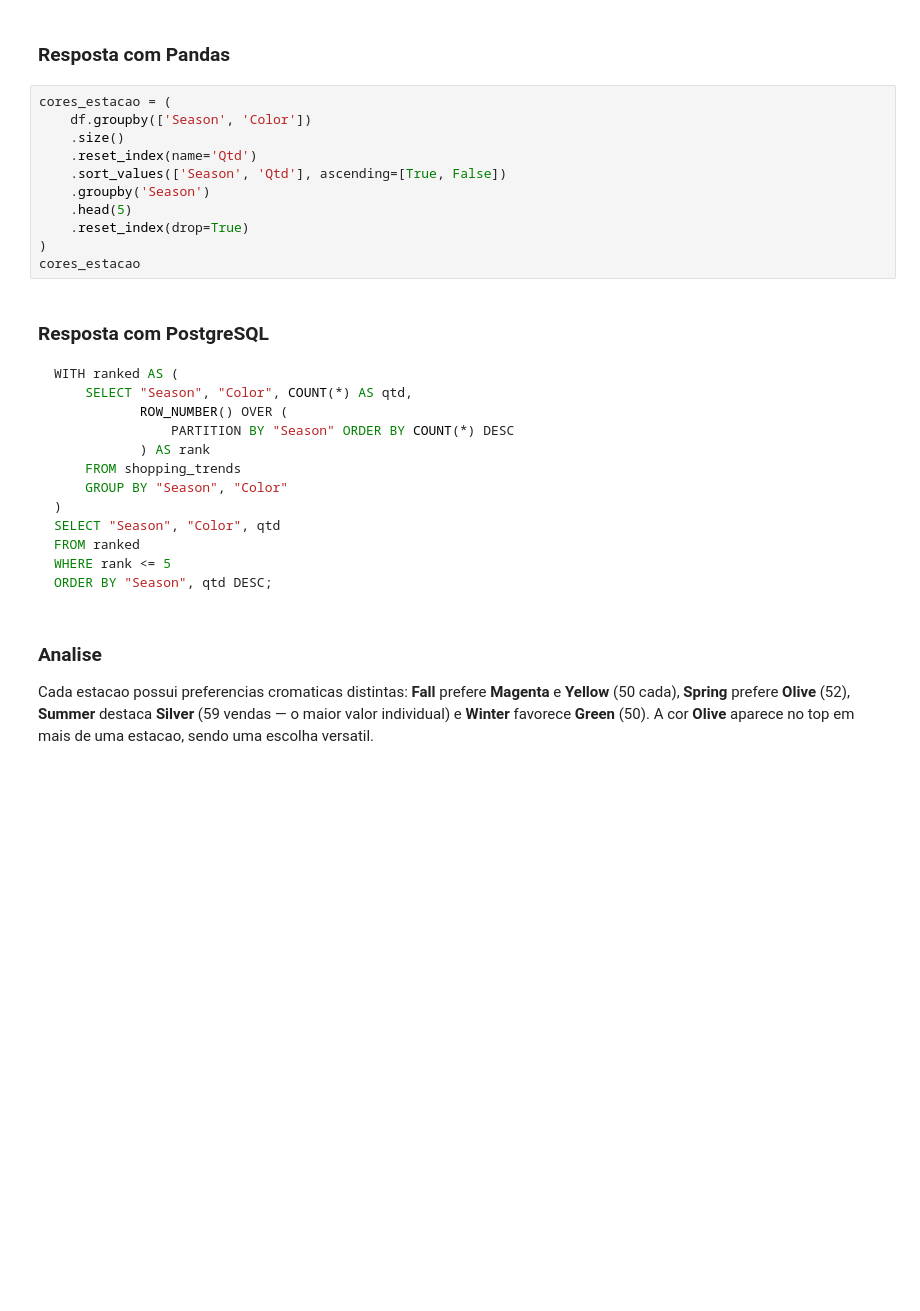
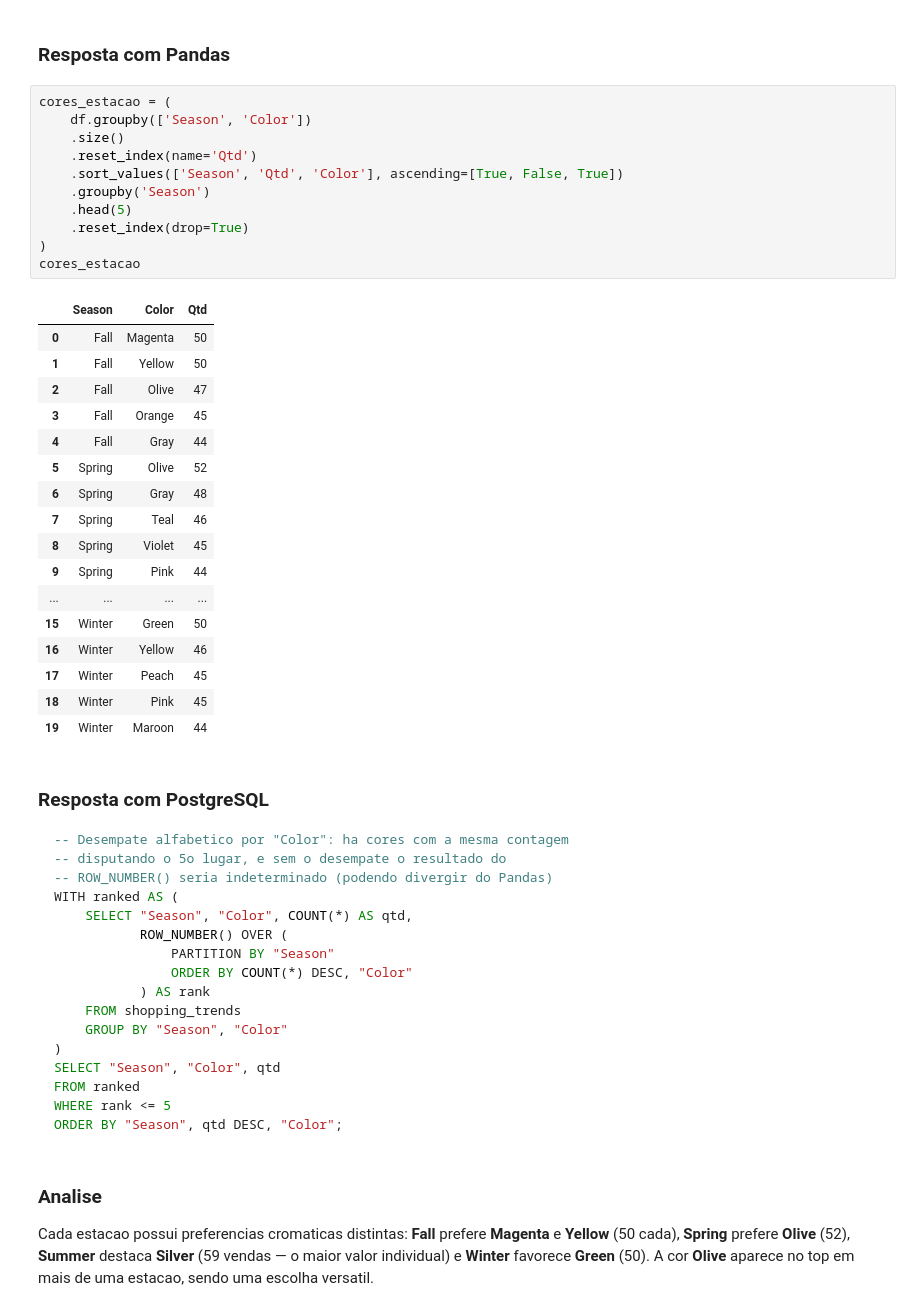
Before and after one commit to alisson002/tendenciasDeConsumo_comportamentoDoCliente, a Jupyter notebook: analise_tendencias.ipynb, the cells around one changed output. Cells and saved outputs as stored; diff of their text form; blank space fills up the shorter version.

````diff
--- a/analise_tendencias.ipynb
+++ b/analise_tendencias.ipynb
@@ -556,22 +717,44 @@ Identificar tendencias de preferencia cromatica sazonal para orientar colecoes e
 # %%
 cores_estacao = (
     df.groupby(['Season', 'Color'])
     .size()
     .reset_index(name='Qtd')
-    .sort_values(['Season', 'Qtd'], ascending=[True, False])
+    .sort_values(['Season', 'Qtd', 'Color'], ascending=[True, False, True])
     .groupby('Season')
     .head(5)
     .reset_index(drop=True)
 )
 cores_estacao
+# %% [output]
+|  | Season | Color | Qtd |
+| 0 | Fall | Magenta | 50 |
+| 1 | Fall | Yellow | 50 |
+| 2 | Fall | Olive | 47 |
+| 3 | Fall | Orange | 45 |
+| 4 | Fall | Gray | 44 |
+| 5 | Spring | Olive | 52 |
+| 6 | Spring | Gray | 48 |
+| 7 | Spring | Teal | 46 |
+| 8 | Spring | Violet | 45 |
+| 9 | Spring | Pink | 44 |
+| ... | ... | ... | ... |
+| 15 | Winter | Green | 50 |
+| 16 | Winter | Yellow | 46 |
+| 17 | Winter | Peach | 45 |
+| 18 | Winter | Pink | 45 |
+| 19 | Winter | Maroon | 44 |
 # %% [markdown]
 ### Resposta com PostgreSQL
 
 ```sql
+-- Desempate alfabetico por "Color": ha cores com a mesma contagem
+-- disputando o 5o lugar, e sem o desempate o resultado do
+-- ROW_NUMBER() seria indeterminado (podendo divergir do Pandas)
 WITH ranked AS (
     SELECT "Season", "Color", COUNT(*) AS qtd,
            ROW_NUMBER() OVER (
-               PARTITION BY "Season" ORDER BY COUNT(*) DESC
+               PARTITION BY "Season"
+               ORDER BY COUNT(*) DESC, "Color"
            ) AS rank
     FROM shopping_trends
     GROUP BY "Season", "Color"
@@ -579,7 +762,7 @@ WITH ranked AS (
 SELECT "Season", "Color", qtd
 FROM ranked
 WHERE rank <= 5
-ORDER BY "Season", qtd DESC;
+ORDER BY "Season", qtd DESC, "Color";
 ```
 # %% [markdown]
 ### Analise
````
Also changed, not shown: parts of 25 cells of this notebook, 2 other files.
